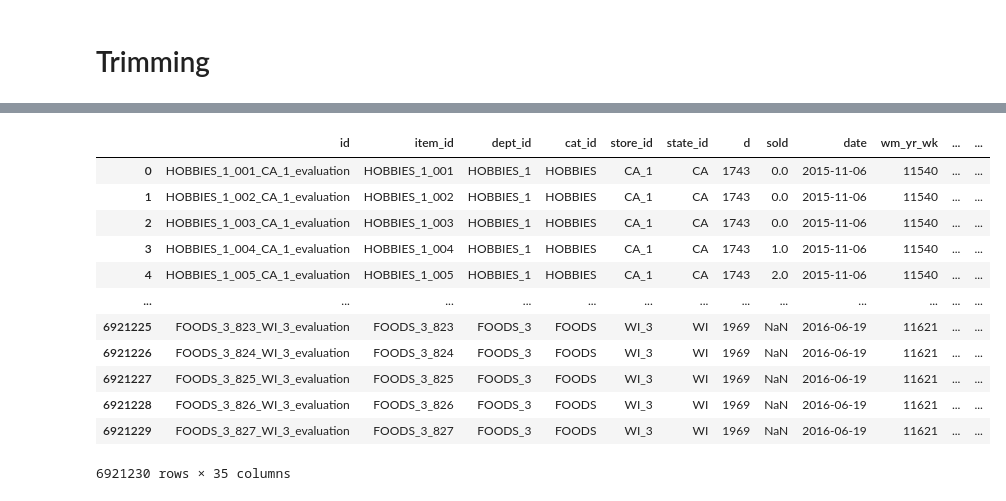
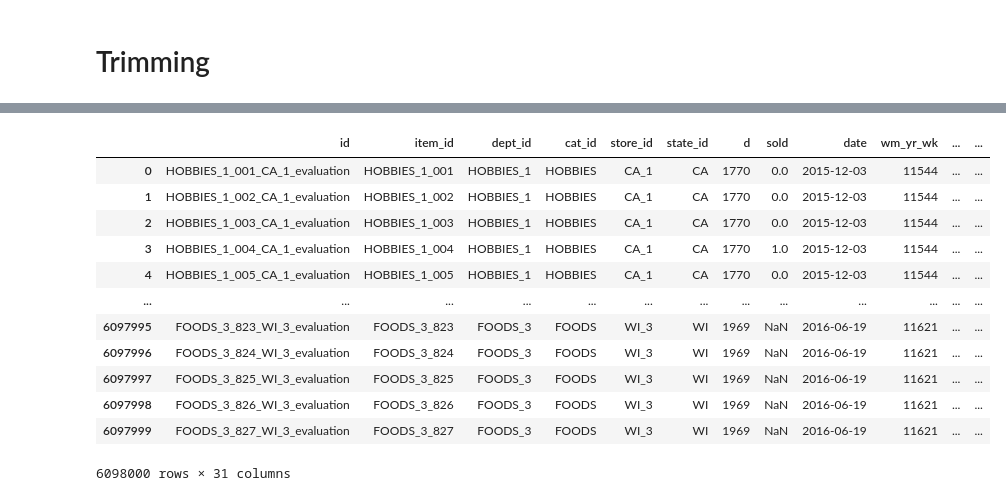
Before and after one commit to raymondlam19/m5_kedro_mlflow, a Jupyter notebook: notebooks/1_fetch_preprocess.ipynb, the cells around one changed output, grey strips where cells are left out. Cells and saved outputs as stored; diff of their text form; code cells hidden in the pictures.

```diff
--- a/notebooks/1_fetch_preprocess.ipynb
+++ b/notebooks/1_fetch_preprocess.ipynb
@@ -32,7 +33,7 @@ MA = [7, 28]#, 180, 360]
 # %%
 START_DATE = '2016'
 
-start_date = pd.to_datetime(START_DATE) - pd.Timedelta(max(LAG)+max(MA),'days')
+start_date = pd.to_datetime(START_DATE) - pd.Timedelta(max(max(LAG), 1+max(MA)),'days')      # lag:1 + max(ma window)
 df_calendar_trim = df_calendar[(df_calendar.date>=start_date)].copy()
 
 # For trimming
@@ -81,4 +82,8 @@ df_sales_trim
 # %%
+# preprocess on price
+df_prices['sell_price_diff'] = df_prices.groupby(['store_id', 'item_id'])['sell_price'].transform(lambda x: x.diff(1))
+
 df_prices_trim = df_prices[(df_prices.wm_yr_wk>=week_min) & (df_prices.wm_yr_wk<=week_max)]
+
 df_prices_trim
 # %% [output]
@@ -134,25 +138,48 @@ def create_lag_ma(df, LAG:list, MA:list, key:list) -> pd.DataFrame:
+# %%
+# utils
+def create_ma_and_ma_diff(df, MA:list, key:list, lag: int) -> pd.DataFrame:
+    key_name = ('_'.join(key) if len(key) > 0 else 'global') + '_'
+
+    # create lag for ma
+    df_temp = df[key + ["sold", "date"]].groupby(key+["date"]).sum().shift(lag).reset_index().rename(columns={'sold':f"{key_name}sold_lag{lag}"})
+
+    # create ma
+    for ma in MA :
+        if len(key)==0:
+            df_temp[f"{key_name}sold_lag{lag}_ma{ma}"] = df_temp[[f"{key_name}sold_lag{lag}"]].transform(lambda x : x.rolling(ma).mean())   # create ma
+            df_temp[f"{key_name}sold_lag{lag}_ma{ma}_diff"] = df_temp[[f"{key_name}sold_lag{lag}_ma{ma}"]].diff(1)                          # create ma diff
+        else:
+            df_temp[f"{key_name}sold_lag{lag}_ma{ma}"] = df_temp[key + [f"{key_name}sold_lag{lag}"]].groupby(key)[f"{key_name}sold_lag{lag}"].transform(lambda x : x.rolling(ma).mean())    # create ma
+            df_temp[f"{key_name}sold_lag{lag}_ma{ma}_diff"] = df_temp[key + [f"{key_name}sold_lag{lag}_ma{ma}"]].groupby(key)[f"{key_name}sold_lag{lag}_ma{ma}"].diff(1)                    # create ma diff
+
+    df_temp = df_temp[[col for col in df_temp.columns if col != f"{key_name}sold_lag{lag}"]]
+    df = df.merge(df_temp, how='left', on=key+["date"])
+    return df
 # %%
-# lag and ma
-df = create_lag_ma(df, LAG, MA, key=['id'])                     # id lv
-df = create_lag_ma(df, LAG, MA, key=['item_id'])                # item lv
-df = create_lag_ma(df, LAG, MA, key=['cat_id'])                 # cat lv
-df = create_lag_ma(df, LAG, MA, key=['store_id'])               # store lv
-df = create_lag_ma(df, LAG, MA, key=['dept_id','store_id'])     # dept-store lv
-df = create_lag_ma(df, LAG, MA, key=['cat_id','state_id'])      # cat-state lv
-df = create_lag_ma(df, LAG, MA, key=[])                         # global lv (like prospect index)
+# create ma features
+df = create_ma_and_ma_diff(df, MA, key=['id'], lag=1)           # id lv
+# df = create_ma_and_ma_diff(df, MA, key=['item_id'], lag=1)                # item lv
+# df = create_ma_and_ma_diff(df, MA, key=['cat_id'], lag=1)                 # cat lv
+# df = create_ma_and_ma_diff(df, MA, key=['store_id'], lag=1)               # store lv
+# df = create_ma_and_ma_diff(df, MA, key=['dept_id','store_id'], lag=1)     # dept-store lv
+# df = create_ma_and_ma_diff(df, MA, key=['cat_id','state_id'], lag=1)      # cat-state lv
+df = create_ma_and_ma_diff(df, MA, key=[], lag=1)               # global lv (like prospect index)
+
+df = create_ma_and_ma_diff(df, MA, key=['id'], lag=0)
+df = create_ma_and_ma_diff(df, MA, key=[], lag=0)
 
 df
 # %% [output]
 |  | id | item_id | dept_id | cat_id | store_id | state_id | d | sold | date | wm_yr_wk | ... | ... |
-| 0 | HOBBIES_1_001_CA_1_evaluation | HOBBIES_1_001 | HOBBIES_1 | HOBBIES | CA_1 | CA | 1743 | 0.0 | 2015-11-06 | 11540 | ... | ... |
-| 1 | HOBBIES_1_002_CA_1_evaluation | HOBBIES_1_002 | HOBBIES_1 | HOBBIES | CA_1 | CA | 1743 | 0.0 | 2015-11-06 | 11540 | ... | ... |
-| 2 | HOBBIES_1_003_CA_1_evaluation | HOBBIES_1_003 | HOBBIES_1 | HOBBIES | CA_1 | CA | 1743 | 0.0 | 2015-11-06 | 11540 | ... | ... |
-| 3 | HOBBIES_1_004_CA_1_evaluation | HOBBIES_1_004 | HOBBIES_1 | HOBBIES | CA_1 | CA | 1743 | 1.0 | 2015-11-06 | 11540 | ... | ... |
-| 4 | HOBBIES_1_005_CA_1_evaluation | HOBBIES_1_005 | HOBBIES_1 | HOBBIES | CA_1 | CA | 1743 | 2.0 | 2015-11-06 | 11540 | ... | ... |
+| 0 | HOBBIES_1_001_CA_1_evaluation | HOBBIES_1_001 | HOBBIES_1 | HOBBIES | CA_1 | CA | 1770 | 0.0 | 2015-12-03 | 11544 | ... | ... |
+| 1 | HOBBIES_1_002_CA_1_evaluation | HOBBIES_1_002 | HOBBIES_1 | HOBBIES | CA_1 | CA | 1770 | 0.0 | 2015-12-03 | 11544 | ... | ... |
+| 2 | HOBBIES_1_003_CA_1_evaluation | HOBBIES_1_003 | HOBBIES_1 | HOBBIES | CA_1 | CA | 1770 | 0.0 | 2015-12-03 | 11544 | ... | ... |
+| 3 | HOBBIES_1_004_CA_1_evaluation | HOBBIES_1_004 | HOBBIES_1 | HOBBIES | CA_1 | CA | 1770 | 1.0 | 2015-12-03 | 11544 | ... | ... |
+| 4 | HOBBIES_1_005_CA_1_evaluation | HOBBIES_1_005 | HOBBIES_1 | HOBBIES | CA_1 | CA | 1770 | 0.0 | 2015-12-03 | 11544 | ... | ... |
 | ... | ... | ... | ... | ... | ... | ... | ... | ... | ... | ... | ... | ... |
-| 6921225 | FOODS_3_823_WI_3_evaluation | FOODS_3_823 | FOODS_3 | FOODS | WI_3 | WI | 1969 | NaN | 2016-06-19 | 11621 | ... | ... |
-| 6921226 | FOODS_3_824_WI_3_evaluation | FOODS_3_824 | FOODS_3 | FOODS | WI_3 | WI | 1969 | NaN | 2016-06-19 | 11621 | ... | ... |
-| 6921227 | FOODS_3_825_WI_3_evaluation | FOODS_3_825 | FOODS_3 | FOODS | WI_3 | WI | 1969 | NaN | 2016-06-19 | 11621 | ... | ... |
-| 6921228 | FOODS_3_826_WI_3_evaluation | FOODS_3_826 | FOODS_3 | FOODS | WI_3 | WI | 1969 | NaN | 2016-06-19 | 11621 | ... | ... |
-| 6921229 | FOODS_3_827_WI_3_evaluation | FOODS_3_827 | FOODS_3 | FOODS | WI_3 | WI | 1969 | NaN | 2016-06-19 | 11621 | ... | ... |
+| 6097995 | FOODS_3_823_WI_3_evaluation | FOODS_3_823 | FOODS_3 | FOODS | WI_3 | WI | 1969 | NaN | 2016-06-19 | 11621 | ... | ... |
+| 6097996 | FOODS_3_824_WI_3_evaluation | FOODS_3_824 | FOODS_3 | FOODS | WI_3 | WI | 1969 | NaN | 2016-06-19 | 11621 | ... | ... |
+| 6097997 | FOODS_3_825_WI_3_evaluation | FOODS_3_825 | FOODS_3 | FOODS | WI_3 | WI | 1969 | NaN | 2016-06-19 | 11621 | ... | ... |
+| 6097998 | FOODS_3_826_WI_3_evaluation | FOODS_3_826 | FOODS_3 | FOODS | WI_3 | WI | 1969 | NaN | 2016-06-19 | 11621 | ... | ... |
+| 6097999 | FOODS_3_827_WI_3_evaluation | FOODS_3_827 | FOODS_3 | FOODS | WI_3 | WI | 1969 | NaN | 2016-06-19 | 11621 | ... | ... |
-6921230 rows × 35 columns
+6098000 rows × 31 columns
```
Also changed, not shown: parts of 17 cells of this notebook, 1 other file.
